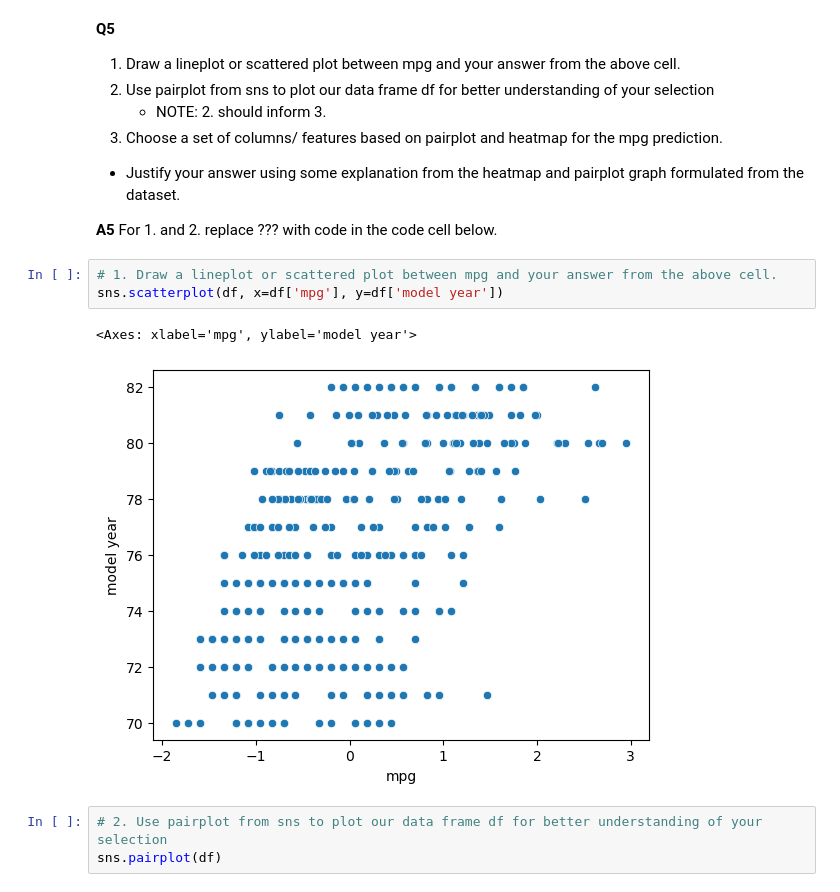
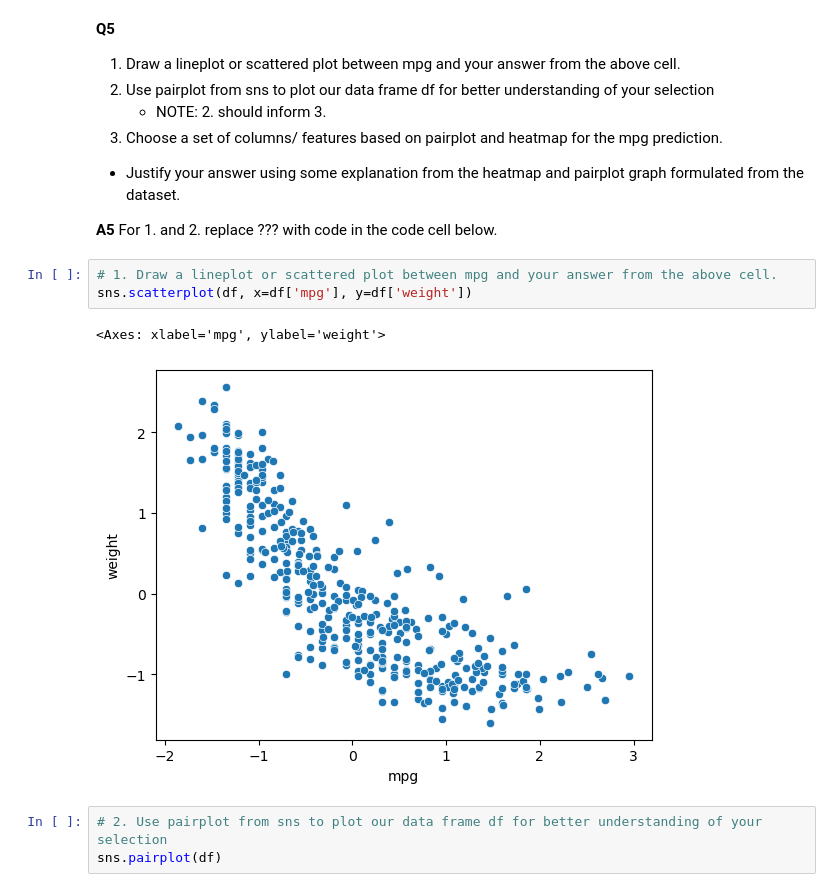
Before and after one commit to JohnManess/HW, a Jupyter notebook: HW2.ipynb, the cells around one changed output. Saved outputs shown, nothing was run; the diff lists cells and outputs as text.

```diff
--- a/HW2.ipynb
+++ b/HW2.ipynb
@@ -210,10 +229,10 @@ The model year class is the most positively correlated class to mpg, which is in
 **A5**  For 1. and 2. replace ??? with code in the code cell below.
 # %%
 # 1. Draw a lineplot or scattered plot between mpg and your answer from the above cell.
-sns.scatterplot(df, x=df['mpg'], y=df['model year'])
+sns.scatterplot(df, x=df['mpg'], y=df['weight'])
 # %% [output]
-<Axes: xlabel='mpg', ylabel='model year'>
+<Axes: xlabel='mpg', ylabel='weight'>
-[figure, old version]
+[figure, new version]
 # %%
 # 2. Use pairplot from sns to plot our data frame df for better understanding of your selection
 sns.pairplot(df)
```
Also changed, not shown: parts of 11 cells of this notebook, 1 other file.
